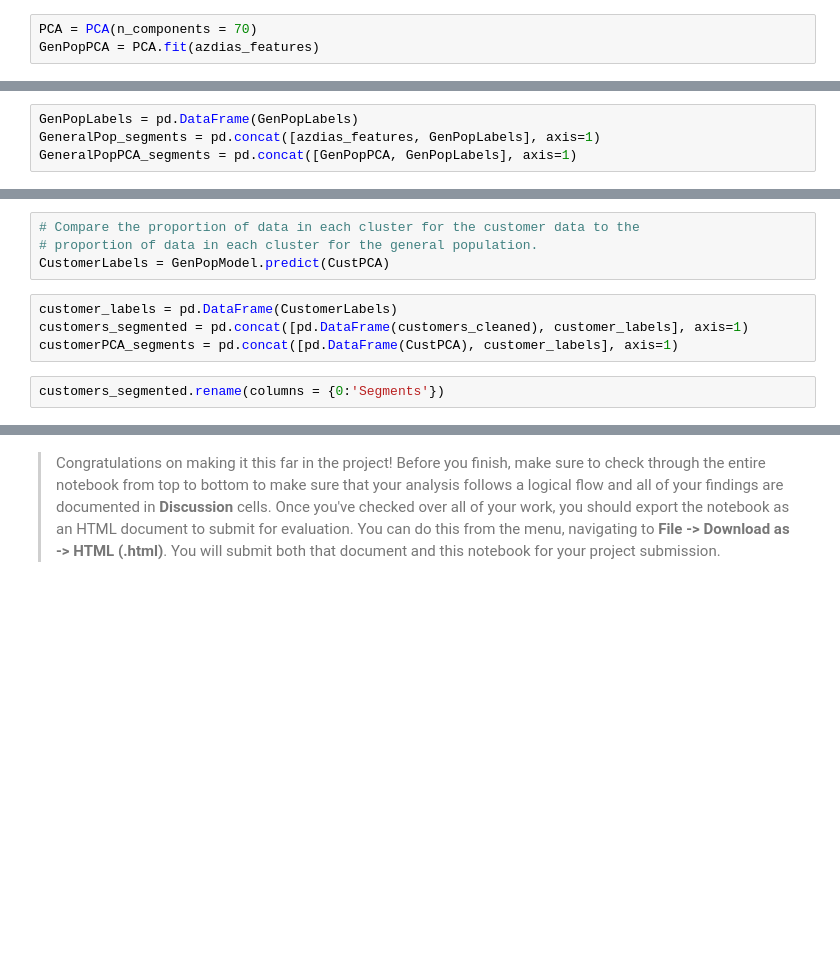
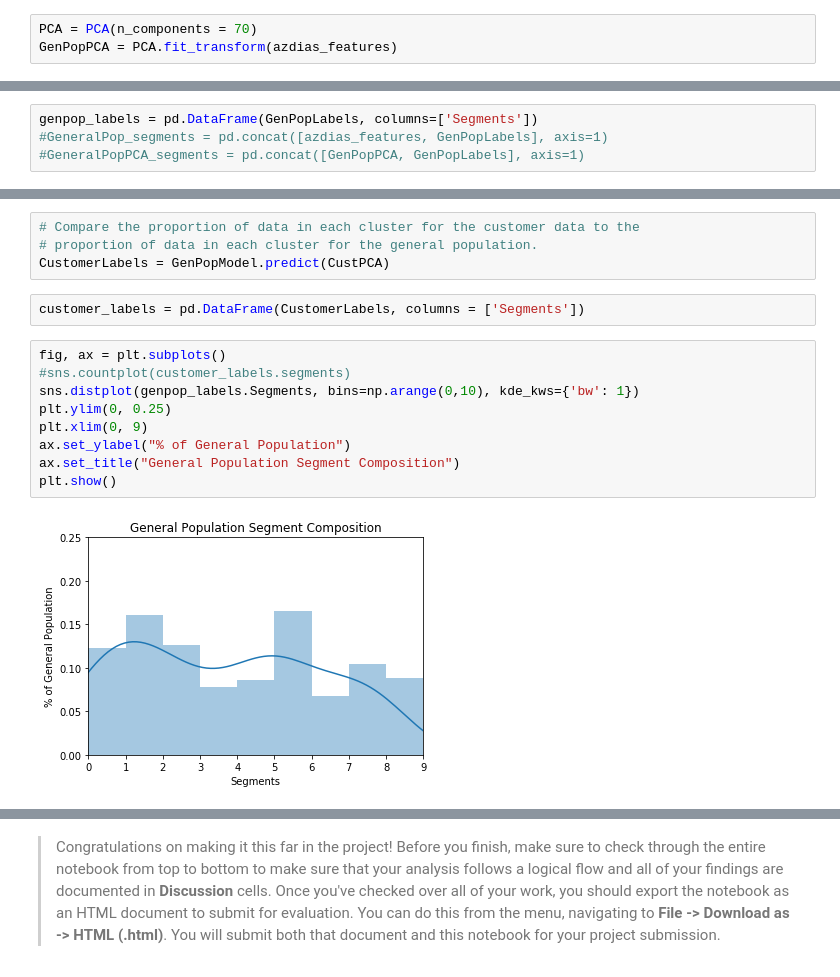
Before and after one commit to BradEvanDavis/CustomerSegmentation, a Jupyter notebook: Identify_Customer_Segments.ipynb, the cells around one changed output, grey strips where cells are left out. Cells and saved outputs as stored; diff of their text form; blank space fills up the shorter version.

Commit message:
added analysis comparing general population to customer specific populations based on segmentation

```diff
--- a/Identify_Customer_Segments.ipynb
+++ b/Identify_Customer_Segments.ipynb
@@ -589,4 +667,4 @@ np.sum(azdias_PCA.explained_variance_ratio_[:70])
 0.90086774938539427
 # %%
 PCA = PCA(n_components = 70)
-GenPopPCA = PCA.fit(azdias_features)
+GenPopPCA = PCA.fit_transform(azdias_features)
@@ -752,7 +836,7 @@ GenPopModel = kmeans.fit(GenPopPCA)
 # %%
 GenPopLabels = GenPopModel.predict(GenPopPCA)
 # %%
-GenPopLabels = pd.DataFrame(GenPopLabels)
-GeneralPop_segments = pd.concat([azdias_features, GenPopLabels], axis=1)
-GeneralPopPCA_segments = pd.concat([GenPopPCA, GenPopLabels], axis=1)
+genpop_labels = pd.DataFrame(GenPopLabels, columns=['Segments'])
+#GeneralPop_segments = pd.concat([azdias_features, GenPopLabels], axis=1)
+#GeneralPopPCA_segments = pd.concat([GenPopPCA, GenPopLabels], axis=1)
 # %%
@@ -799,9 +887,16 @@ Take a look at the following points in this step:
 # Compare the proportion of data in each cluster for the customer data to the
 # proportion of data in each cluster for the general population.
 CustomerLabels = GenPopModel.predict(CustPCA)
-# %%
-customer_labels = pd.DataFrame(CustomerLabels)
-customers_segmented = pd.concat([pd.DataFrame(customers_cleaned), customer_labels], axis=1)
-customerPCA_segments = pd.concat([pd.DataFrame(CustPCA), customer_labels], axis=1)
-# %%
-customers_segmented.rename(columns = {0:'Segments'})
+# %%
+customer_labels = pd.DataFrame(CustomerLabels, columns = ['Segments'])
+# %%
+fig, ax = plt.subplots()
+#sns.countplot(customer_labels.segments)
+sns.distplot(genpop_labels.Segments, bins=np.arange(0,10), kde_kws={'bw': 1})
+plt.ylim(0, 0.25)
+plt.xlim(0, 9)
+ax.set_ylabel("% of General Population")
+ax.set_title("General Population Segment Composition")
+plt.show()
+# %% [output]
+[figure, added]
```
Also changed, not shown: parts of 17 cells of this notebook, 1 other file.
